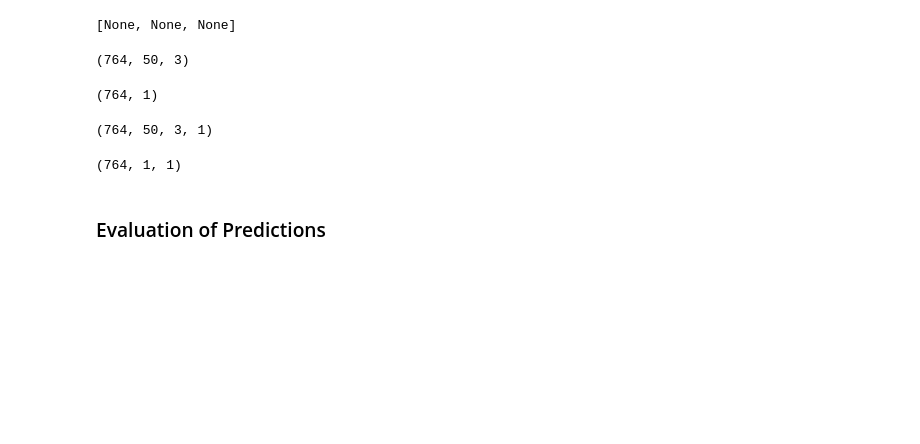
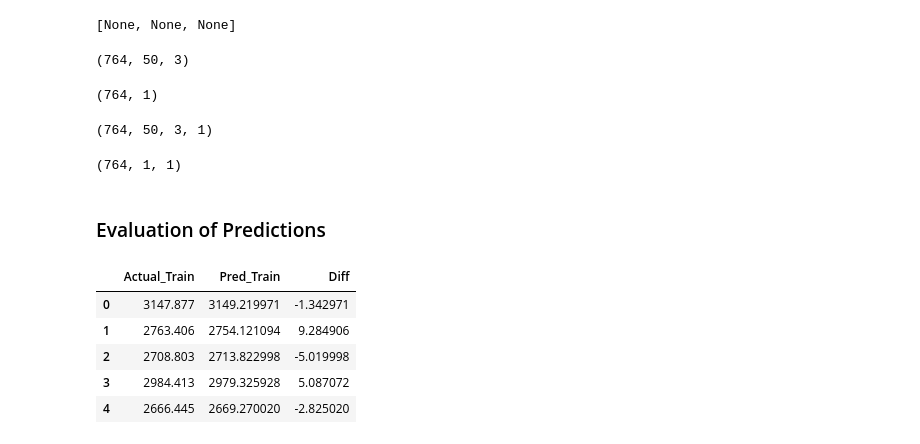
Before and after one commit to oimartin/SP_500_index_RNN, a Jupyter notebook: sp500_notebook.ipynb, the cells around one changed output. Saved outputs shown, nothing was run; the diff lists cells and outputs as text; code cells hidden in the pictures; blank space fills up the shorter version.

```diff
--- a/sp500_notebook.ipynb
+++ b/sp500_notebook.ipynb
@@ -479,0 +463,10 @@ eval_classification(test_prob_cnn1, labels_test, X_test, 'cnn1', 'Test')
+# %%
+pred_train, actual_train, compare_train = compare_pred_actual(X_train, y_train, 'Train')
+compare_train.head()
+# %% [output]
+|  | Actual_Train | Pred_Train | Diff |
+| 0 | 3147.877 | 3149.219971 | -1.342971 |
+| 1 | 2763.406 | 2754.121094 | 9.284906 |
+| 2 | 2708.803 | 2713.822998 | -5.019998 |
+| 3 | 2984.413 | 2979.325928 | 5.087072 |
+| 4 | 2666.445 | 2669.270020 | -2.825020 |
```
Also changed, not shown: parts of 15 cells of this notebook.
